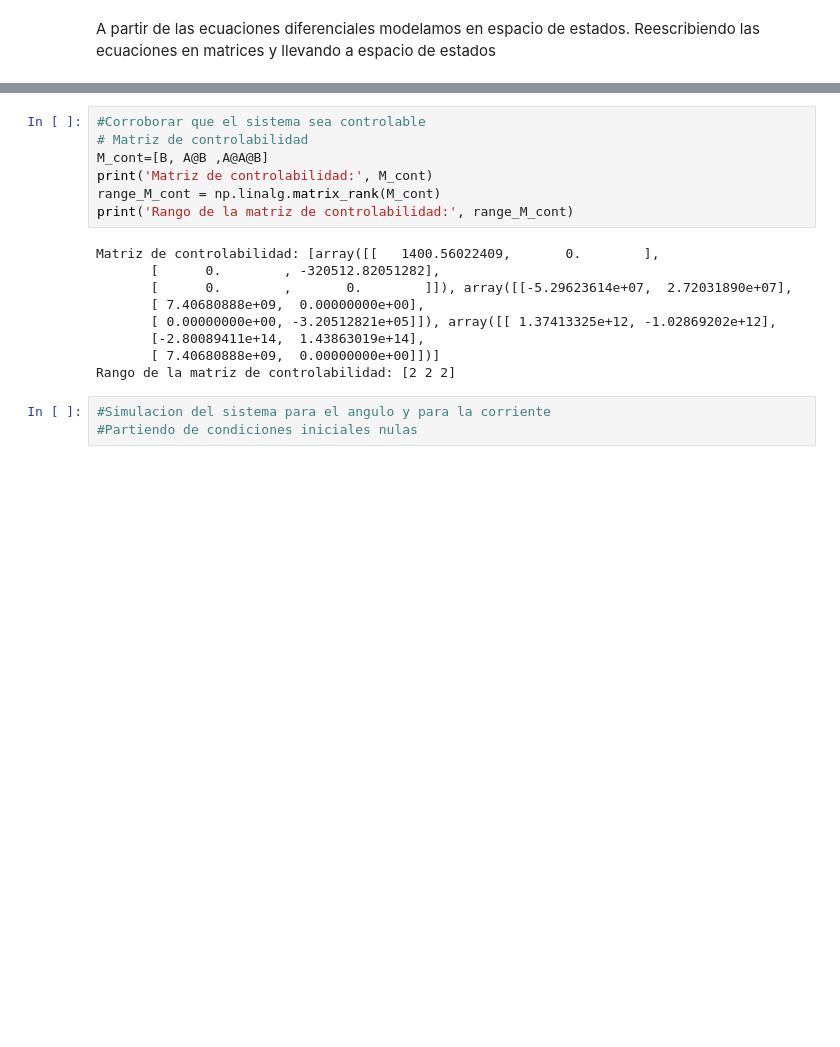
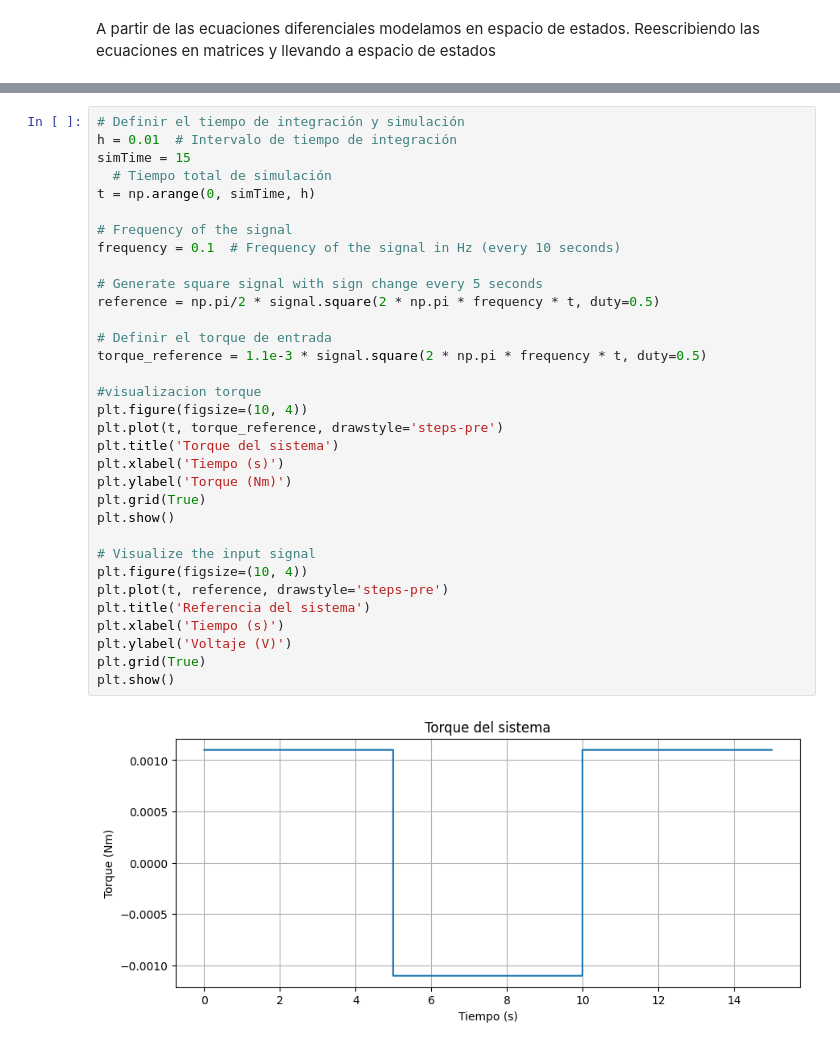
Before and after one commit to mateooD/SCII_TPs, a Jupyter notebook: Actividad_2/1_motor.ipynb, the cells around one changed output, grey strips where cells are left out. Saved outputs shown, nothing was run; the diff lists cells and outputs as text; blank space fills up the shorter version.

```diff
--- a/Actividad_2/1_motor.ipynb
+++ b/Actividad_2/1_motor.ipynb
@@ -156,19 +229,35 @@ plt.grid()
-# %%
-#Corroborar que el sistema sea controlable
-# Matriz de controlabilidad
-M_cont=[B, A@B ,A@A@B]
-print('Matriz de controlabilidad:', M_cont)
-range_M_cont = np.linalg.matrix_rank(M_cont)
-print('Rango de la matriz de controlabilidad:', range_M_cont)
-# %% [output]
-Matriz de controlabilidad: [array([[   1400.56022409,       0.        ],
-       [      0.        , -320512.82051282],
-       [      0.        ,       0.        ]]), array([[-5.29623614e+07,  2.72031890e+07],
-       [ 7.40680888e+09,  0.00000000e+00],
-       [ 0.00000000e+00, -3.20512821e+05]]), array([[ 1.37413325e+12, -1.02869202e+12],
-       [-2.80089411e+14,  1.43863019e+14],
-       [ 7.40680888e+09,  0.00000000e+00]])]
-Rango de la matriz de controlabilidad: [2 2 2]
-# %%
-#Simulacion del sistema para el angulo y para la corriente
-#Partiendo de condiciones iniciales nulas
+# %%
+# Definir el tiempo de integración y simulación
+h = 0.01  # Intervalo de tiempo de integración
+simTime = 15
+  # Tiempo total de simulación
+t = np.arange(0, simTime, h)
+
+# Frequency of the signal
+frequency = 0.1  # Frequency of the signal in Hz (every 10 seconds)
+
+# Generate square signal with sign change every 5 seconds
+reference = np.pi/2 * signal.square(2 * np.pi * frequency * t, duty=0.5)
+
+# Definir el torque de entrada
+torque_reference = 1.1e-3 * signal.square(2 * np.pi * frequency * t, duty=0.5)
+
+#visualizacion torque
+plt.figure(figsize=(10, 4))
+plt.plot(t, torque_reference, drawstyle='steps-pre')
+plt.title('Torque del sistema')
+plt.xlabel('Tiempo (s)')
+plt.ylabel('Torque (Nm)')
+plt.grid(True)
+plt.show()
+
+# Visualize the input signal
+plt.figure(figsize=(10, 4))
+plt.plot(t, reference, drawstyle='steps-pre')
+plt.title('Referencia del sistema')
+plt.xlabel('Tiempo (s)')
+plt.ylabel('Voltaje (V)')
+plt.grid(True)
+plt.show()
+# %% [output]
+[figure, added]
```
Also changed, not shown: parts of 13 cells of this notebook.
